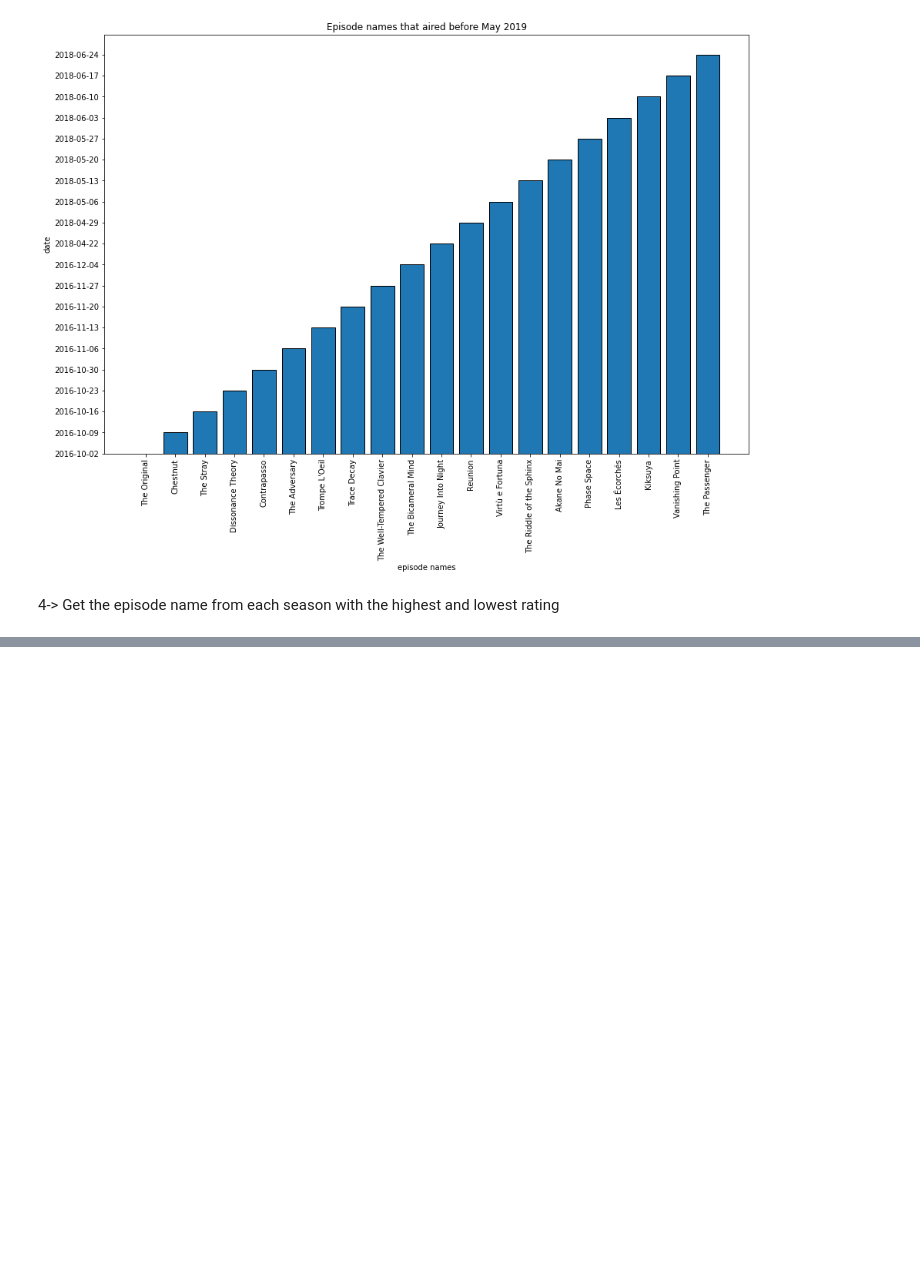
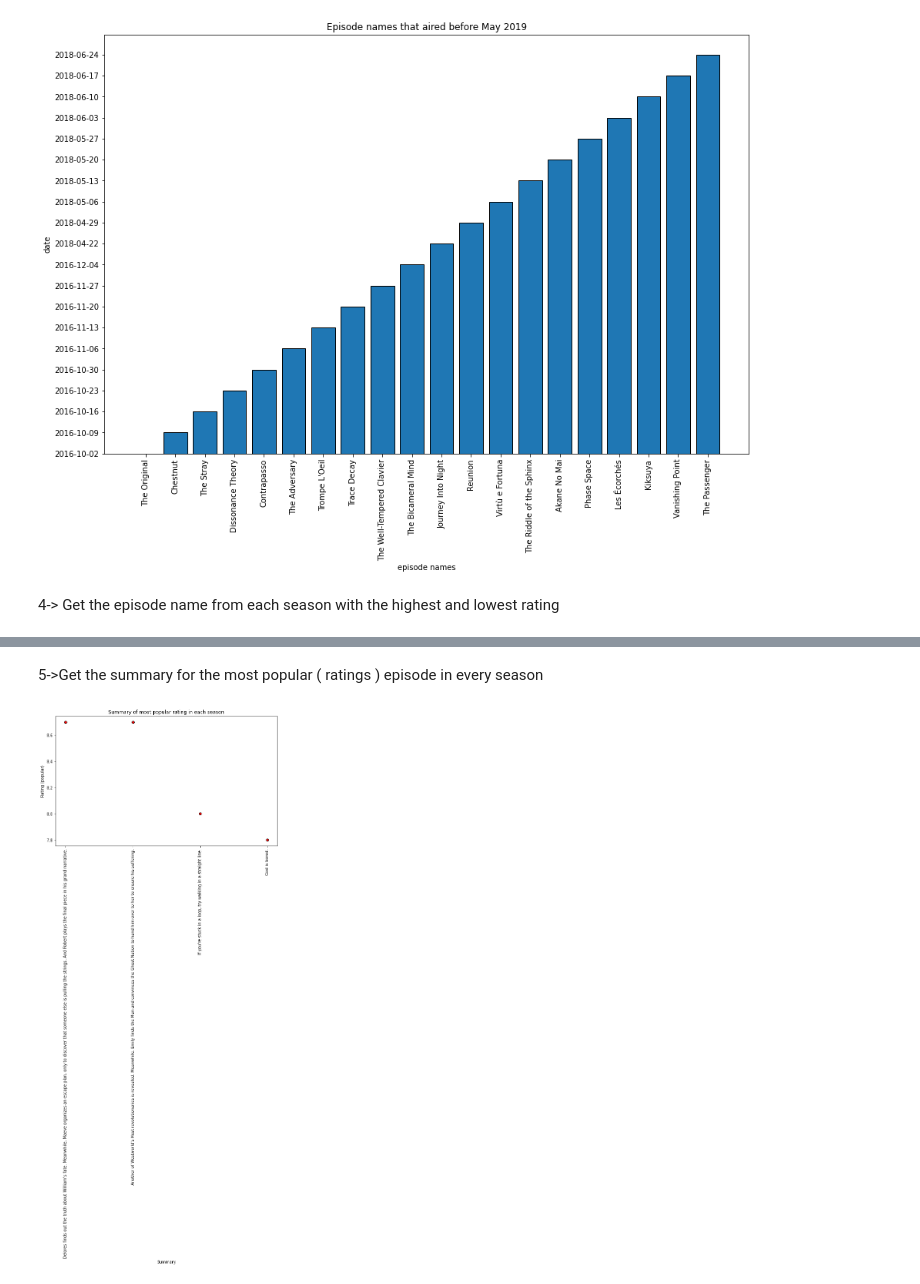
Before and after one commit to ups1610/Placement-Assignment_Upendra_Pratap_singh, a Jupyter notebook: Python/Ques_8/ques_8.ipynb, the cells around one changed output, grey strips where cells are left out. Saved outputs shown, nothing was run; the diff lists cells and outputs as text; code cells hidden in the pictures; blank space fills up the shorter version.

```diff
--- a/Python/Ques_8/ques_8.ipynb
+++ b/Python/Ques_8/ques_8.ipynb
@@ -148,0 +171,28 @@ df.head()
+# %% [markdown]
+5->Get the summary for the most popular ( ratings ) episode in every season
+# %%
+#converting data into numeric
+df['rating']=pd.to_numeric(df['rating'])
+
+# Finding the summary with most popular means highest rating for each season
+seasons = df["season"].unique()
+popular_ratings = []
+
+for season in seasons:
+    season_data = df[df["season"] == season]
+    popular_rating_idx_data = season_data.loc[season_data["rating"].idxmax()]
+    popular_ratings.append(popular_rating_idx_data)
+
+# creating dataframe for popular ratings
+popular_ratings_data = pd.DataFrame(popular_ratings)
+
+#plot graph for getting popular summary
+plt.figure(figsize=(10,6))
+plt.scatter(popular_ratings_data['summary'],popular_ratings_data['rating'],edgecolors="black",color="red")
+plt.xticks(rotation=90)
+plt.xlabel("Summary")
+plt.ylabel("Rating (popular)")
+plt.title("Summary of most popular rating in each season")
+plt.show()
+# %% [output]
+[figure, added]
```
Also changed, not shown: parts of 3 cells of this notebook.
